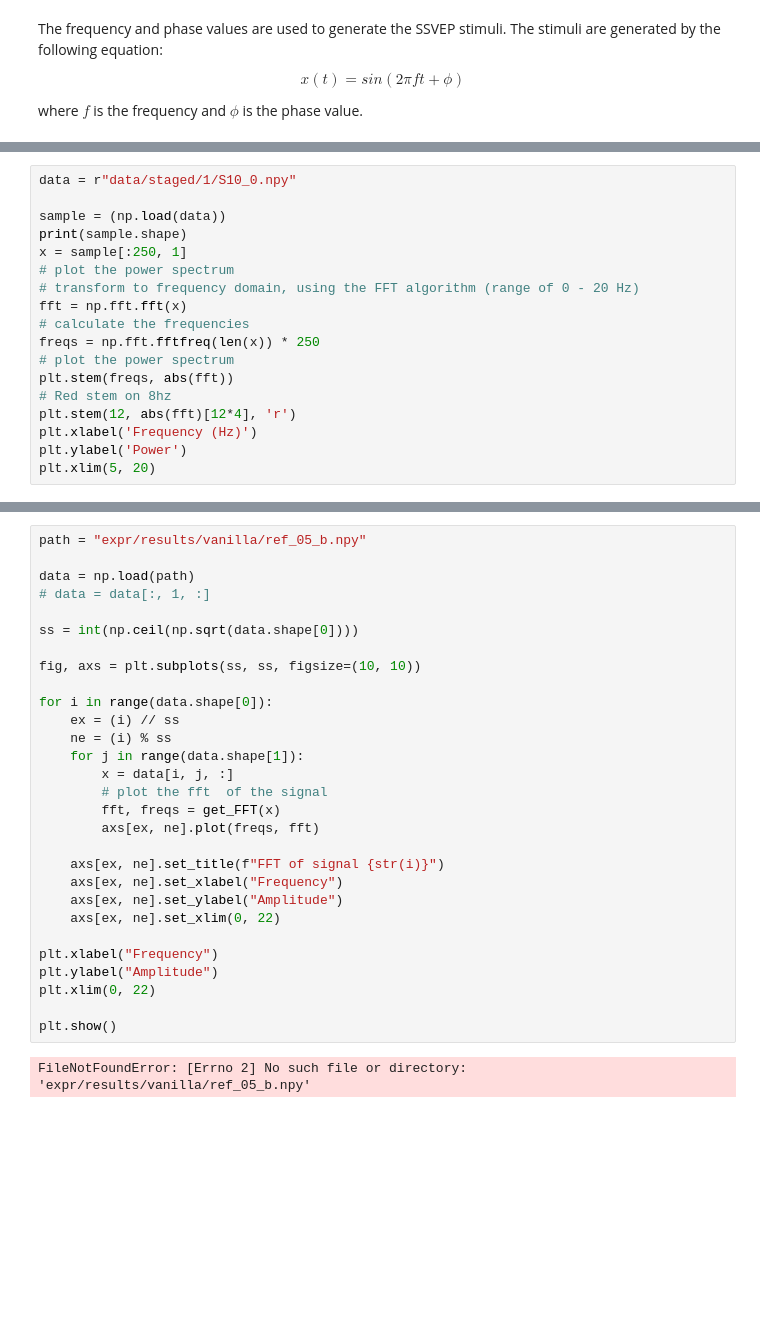
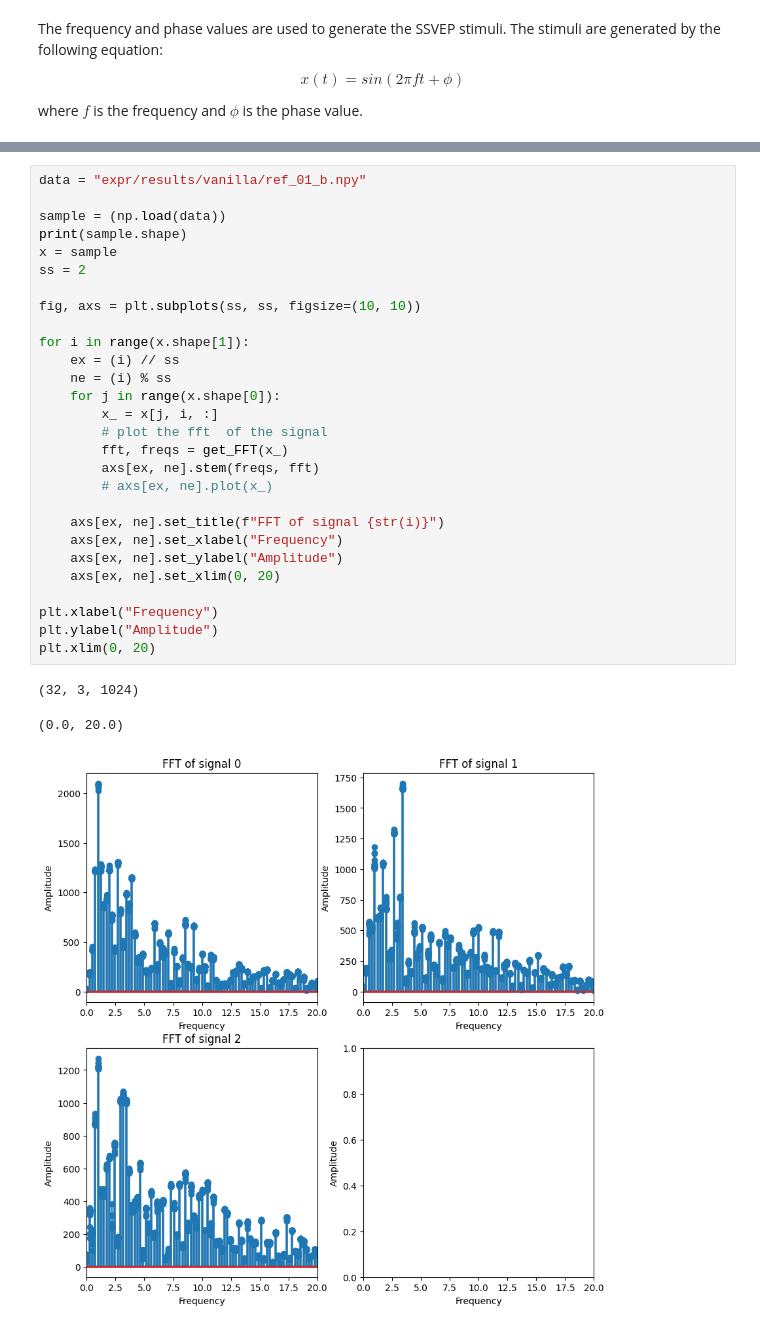
Before and after one commit to loaspra/stargan-ssvep, a Jupyter notebook: classif.ipynb, the cells around one changed output, grey strips where cells are left out. Saved outputs shown, nothing was run; the diff lists cells and outputs as text; blank space fills up the shorter version.

```diff
--- a/classif.ipynb
+++ b/classif.ipynb
@@ -395,21 +455,3 @@ print(f"an improvement of {np.mean(accs_cbam) - np.mean(accs)}")
 # %% [output]
 an improvement of 0.014761904761111277
 [figure]
-# %%
-data = r"data/staged/1/S10_0.npy"
-
-sample = (np.load(data))
-print(sample.shape)
-x = sample[:250, 1]
-# plot the power spectrum
-# transform to frequency domain, using the FFT algorithm (range of 0 - 20 Hz)
-fft = np.fft.fft(x)
-# calculate the frequencies
-freqs = np.fft.fftfreq(len(x)) * 250
-# plot the power spectrum
-plt.stem(freqs, abs(fft))
-# Red stem on 8hz
-plt.stem(12, abs(fft)[12*4], 'r')
-plt.xlabel('Frequency (Hz)')
-plt.ylabel('Power')
-plt.xlim(5, 20)
@@ -420,32 +458,33 @@ plt.xlim(5, 20)
 # %%
-path = "expr/results/vanilla/ref_05_b.npy"
+data = "expr/results/vanilla/ref_01_b.npy"
 
-data = np.load(path)
-# data = data[:, 1, :]
-
-ss = int(np.ceil(np.sqrt(data.shape[0])))
+sample = (np.load(data))
+print(sample.shape)
+x = sample
+ss = 2
 
 fig, axs = plt.subplots(ss, ss, figsize=(10, 10))
 
-for i in range(data.shape[0]):
+for i in range(x.shape[1]):
     ex = (i) // ss
     ne = (i) % ss
-    for j in range(data.shape[1]):
-        x = data[i, j, :]
+    for j in range(x.shape[0]):
+        x_ = x[j, i, :]
         # plot the fft  of the signal
-        fft, freqs = get_FFT(x)
-        axs[ex, ne].plot(freqs, fft)
+        fft, freqs = get_FFT(x_)
+        axs[ex, ne].stem(freqs, fft)
+        # axs[ex, ne].plot(x_)
 
     axs[ex, ne].set_title(f"FFT of signal {str(i)}")
     axs[ex, ne].set_xlabel("Frequency")
     axs[ex, ne].set_ylabel("Amplitude")
-    axs[ex, ne].set_xlim(0, 22)
+    axs[ex, ne].set_xlim(0, 20)
 
 plt.xlabel("Frequency")
 plt.ylabel("Amplitude")
-plt.xlim(0, 22)
-
-plt.show()
+plt.xlim(0, 20)
 # %% [output]
-FileNotFoundError: [Errno 2] No such file or directory: 'expr/results/vanilla/ref_05_b.npy'
+(32, 3, 1024)
+(0.0, 20.0)
+[figure, added]
 # %%
```
Also changed, not shown: parts of 14 cells of this notebook, 6 other files.
